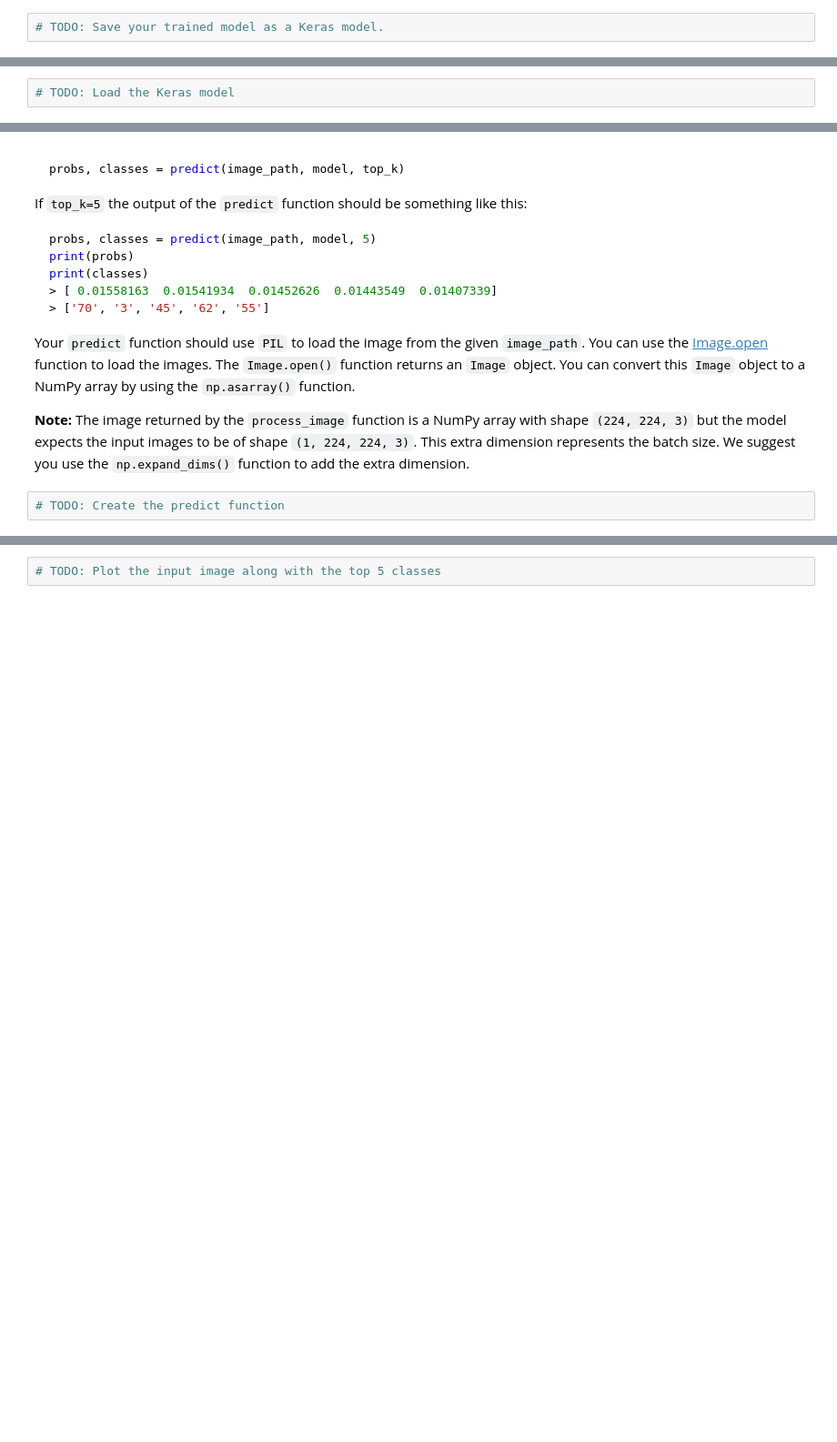
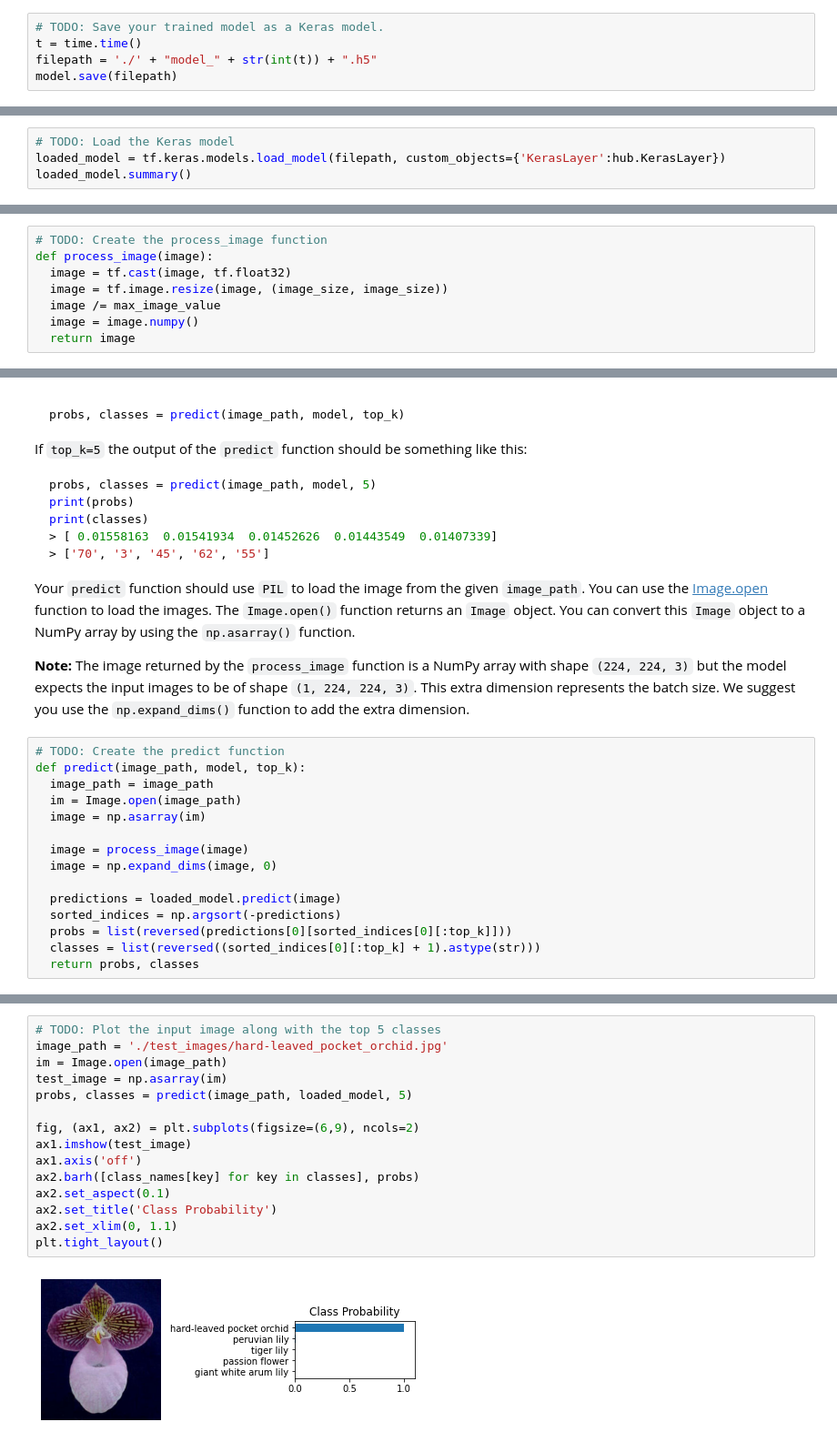
Before and after one commit to dendrenn/intro-to-ml-tensorflow, a Jupyter notebook: p2_image_classifier/Project_Image_Classifier_Project.ipynb, the cells around one changed output, grey strips where cells are left out. Shown: that part at 91% size. Drawn from its saved outputs; the diff is of its cells as text; blank space fills up the shorter version.

```diff
--- a/p2_image_classifier/Project_Image_Classifier_Project.ipynb
+++ b/p2_image_classifier/Project_Image_Classifier_Project.ipynb
@@ -187,9 +282,14 @@ It's good practice to test your trained network on test data, images the network
 Now that your network is trained, save the model so you can load it later for making inference. In the cell below save your model as a Keras model (*i.e.* save it as an HDF5 file).
 # %%
 # TODO: Save your trained model as a Keras model.
+t = time.time()
+filepath = './' + "model_" + str(int(t)) + ".h5"
+model.save(filepath)
 # %% [markdown]
 ## Load the Keras Model
 
 Load the Keras model you saved above.
 # %%
 # TODO: Load the Keras model
+loaded_model = tf.keras.models.load_model(filepath, custom_objects={'KerasLayer':hub.KerasLayer})
+loaded_model.summary()
@@ -230,3 +342,11 @@ Finally, convert your image back to a NumPy array using the `.numpy()` method.
+# %%
+# TODO: Create the process_image function
+def process_image(image):
+  image = tf.cast(image, tf.float32)
+  image = tf.image.resize(image, (image_size, image_size))
+  image /= max_image_value
+  image = image.numpy()
+  return image
 # %% [markdown]
 To check your `process_image` function we have provided 4 images in the `./test_images/` folder:
 
@@ -276,8 +395,21 @@ print(classes)
 Your `predict` function should use `PIL` to load the image from the given `image_path`. You can use the [Image.open](https://pillow.readthedocs.io/en/latest/reference/Image.html#PIL.Image.open) function to load the images. The `Image.open()` function returns an `Image` object. You can convert this `Image` object to a NumPy array by using the `np.asarray()` function.
 
 **Note:** The image returned by the `process_image` function is a NumPy array with shape `(224, 224, 3)` but the model expects the input images to be of shape `(1, 224, 224, 3)`. This extra dimension represents the batch size. We suggest you use the `np.expand_dims()` function to add the extra dimension.
-# %%
-# TODO: Create the predict function
+# %%
+# TODO: Create the predict function
+def predict(image_path, model, top_k):
+  image_path = image_path
+  im = Image.open(image_path)
+  image = np.asarray(im)
+
+  image = process_image(image)
+  image = np.expand_dims(image, 0)
+
+  predictions = loaded_model.predict(image)
+  sorted_indices = np.argsort(-predictions)
+  probs = list(reversed(predictions[0][sorted_indices[0][:top_k]]))
+  classes = list(reversed((sorted_indices[0][:top_k] + 1).astype(str)))
+  return probs, classes
 # %% [markdown]
 # Sanity Check
 
@@ -293,5 +425,20 @@ In the cell below use `matplotlib` to plot the input image alongside the probabi
 <img src='assets/inference_example.png' width=600px>
 
 You can convert from the class integer labels to actual flower names using `class_names`.
-# %%
-# TODO: Plot the input image along with the top 5 classes
+# %%
+# TODO: Plot the input image along with the top 5 classes
+image_path = './test_images/hard-leaved_pocket_orchid.jpg'
+im = Image.open(image_path)
+test_image = np.asarray(im)
+probs, classes = predict(image_path, loaded_model, 5)
+
+fig, (ax1, ax2) = plt.subplots(figsize=(6,9), ncols=2)
+ax1.imshow(test_image)
+ax1.axis('off')
+ax2.barh([class_names[key] for key in classes], probs)
+ax2.set_aspect(0.1)
+ax2.set_title('Class Probability')
+ax2.set_xlim(0, 1.1)
+plt.tight_layout()
+# %% [output]
+[figure, added]
```
Also changed, not shown: parts of 17 cells of this notebook, 1 other file.
